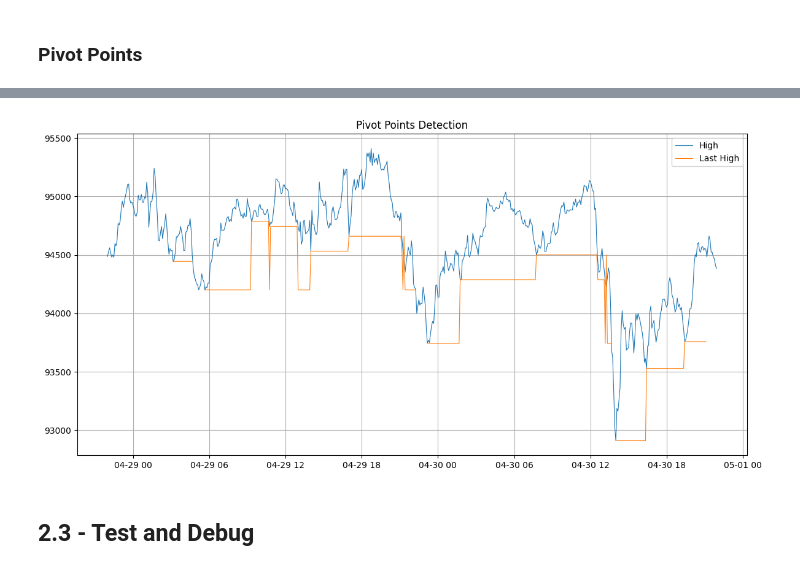
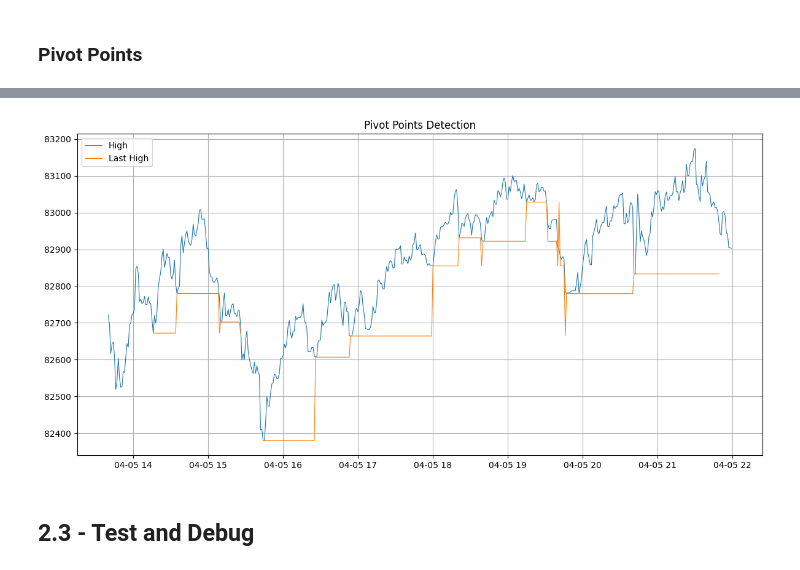
Before and after one commit to valerian-drmt/Trading_Projects, a Jupyter notebook: LSTM_Strategy.ipynb, the cells around one changed output, grey strips where cells are left out. Drawn from its saved outputs; the diff is of its cells as text; code cells hidden in the pictures.

```diff
--- a/LSTM_Strategy.ipynb
+++ b/LSTM_Strategy.ipynb
@@ -76,7 +96,7 @@ def Get_Raw_Data(symbols, start, end, interval, With_file):
 
     #---------------------------------------------------------------------------
     else:
-      Codelab=False
+      Codelab=True
       if Codelab:
         from google.colab import files
         uploaded = files.upload()
@@ -417,20 +438,10 @@ def pivotPoints(data1, pivot_left, pivot_right):
 
     return data
 
-
-
-
-
-
 #-------------------------------------------------------------------------------
-data = vbt.BinanceData.download(
-    symbols="BTCUSDT",
-    interval="5m",
-    start="2025-04-29",
-    end =" 2025-05-01"
-).get()
 #
  #start=pd.Timestamp.now(tz='UTC') - pd.Timedelta(days=7),
+data = data_v0[-500:].copy()
 pivot_points = pivotPoints(data,pivot_left = 15, pivot_right = 10)
 
 print(pivot_points.shape)
@@ -467,4 +478,4 @@ Open time
-[figure, old version]
+[figure, new version]
 # %% [markdown]
 ## 2.3 - Test and Debug
 # %%
```
Also changed, not shown: parts of 5 cells of this notebook.
